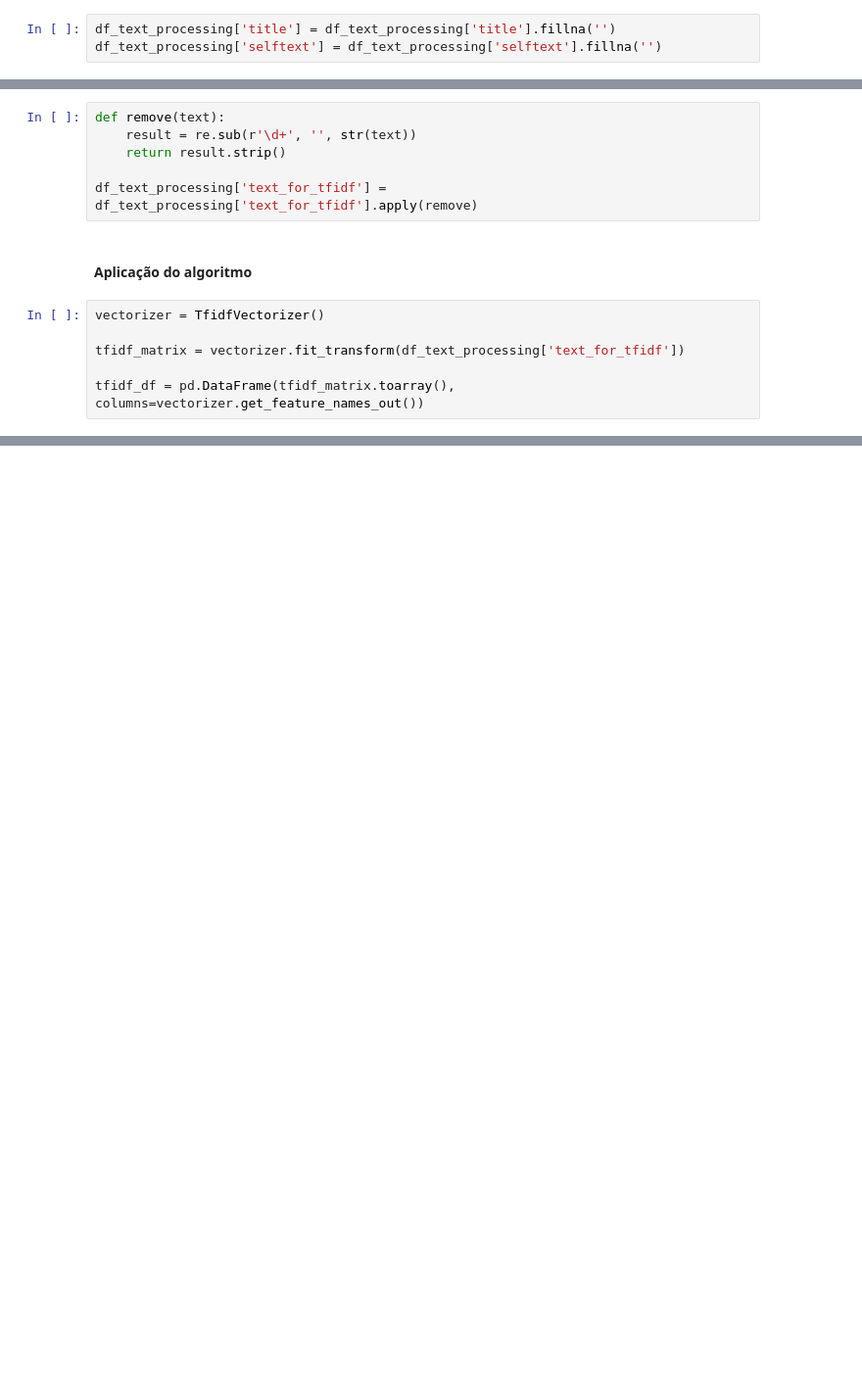
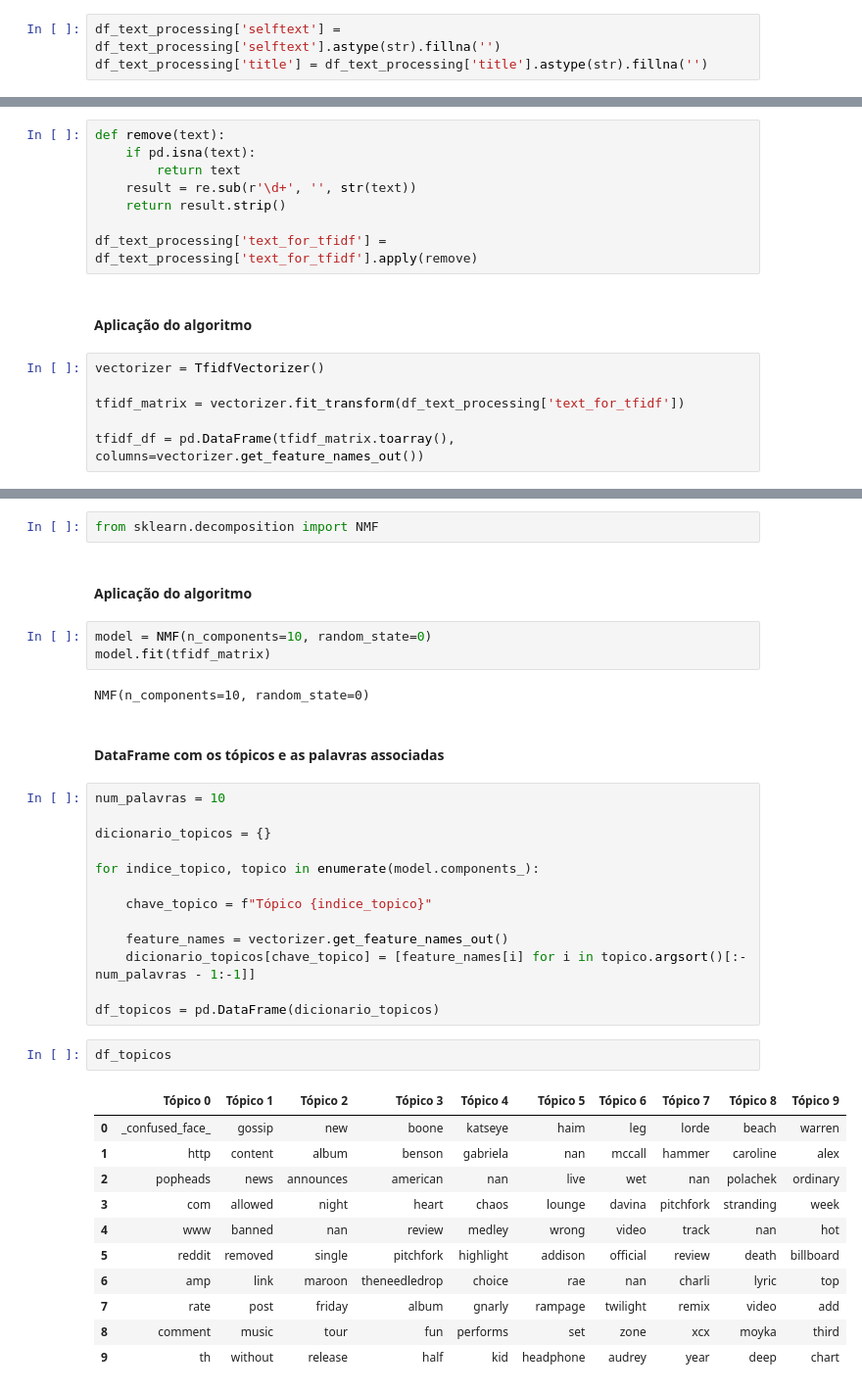
Before and after one commit to Isabelle-Matos/Mineracao_Redes, a Jupyter notebook: trabalho3/reddit.ipynb, the cells around one changed output, grey strips where cells are left out. Shown at 98% size. Cells and saved outputs as stored; diff of their text form; blank space fills up the shorter version.

Commit message:
implementa modelagem de topicos - NMF

```diff
--- a/trabalho3/reddit.ipynb
+++ b/trabalho3/reddit.ipynb
@@ -124,8 +124,8 @@ df['selftext'] = df['selftext'].str.lower()
 
 df_text_processing = df[['id_post', 'title', 'selftext']].copy()
 # %%
-df_text_processing['title'] = df_text_processing['title'].fillna('')
-df_text_processing['selftext'] = df_text_processing['selftext'].fillna('')
+df_text_processing['selftext'] = df_text_processing['selftext'].astype(str).fillna('')
+df_text_processing['title'] = df_text_processing['title'].astype(str).fillna('')
 # %% [markdown]
 #### Conversão de emojis
 # %%
@@ -206,6 +206,8 @@ df_text_processing['text_for_tfidf'] = df_text_processing['combined_lemmas'].app
 #### Removendo números após a junção dos textos
 # %%
 def remove(text):
+    if pd.isna(text):
+        return text
     result = re.sub(r'\d+', '', str(text))
     return result.strip()
 
@@ -508,0 +247,38 @@ Name: count, dtype: int64
+# %%
+from sklearn.decomposition import NMF
+# %% [markdown]
+#### Aplicação do algoritmo
+# %%
+model = NMF(n_components=10, random_state=0)
+model.fit(tfidf_matrix)
+# %% [output]
+NMF(n_components=10, random_state=0)
+# %% [markdown]
+#### DataFrame com os tópicos e as palavras associadas
+# %%
+num_palavras = 10
+
+dicionario_topicos = {}
+
+for indice_topico, topico in enumerate(model.components_):
+
+    chave_topico = f"Tópico {indice_topico}"
+
+    feature_names = vectorizer.get_feature_names_out()
+    dicionario_topicos[chave_topico] = [feature_names[i] for i in topico.argsort()[:-num_palavras - 1:-1]]
+
+df_topicos = pd.DataFrame(dicionario_topicos)
+# %%
+df_topicos
+# %% [output]
+|  | Tópico 0 | Tópico 1 | Tópico 2 | Tópico 3 | Tópico 4 | Tópico 5 | Tópico 6 | Tópico 7 | Tópico 8 | Tópico 9 |
+| 0 | _confused_face_ | gossip | new | boone | katseye | haim | leg | lorde | beach | warren |
+| 1 | http | content | album | benson | gabriela | nan | mccall | hammer | caroline | alex |
+| 2 | popheads | news | announces | american | nan | live | wet | nan | polachek | ordinary |
+| 3 | com | allowed | night | heart | chaos | lounge | davina | pitchfork | stranding | week |
+| 4 | www | banned | nan | review | medley | wrong | video | track | nan | hot |
+| 5 | reddit | removed | single | pitchfork | highlight | addison | official | review | death | billboard |
+| 6 | amp | link | maroon | theneedledrop | choice | rae | nan | charli | lyric | top |
+| 7 | rate | post | friday | album | gnarly | rampage | twilight | remix | video | add |
+| 8 | comment | music | tour | fun | performs | set | zone | xcx | moyka | third |
+| 9 | th | without | release | half | kid | headphone | audrey | year | deep | chart |
```
Also changed, not shown: parts of 44 cells of this notebook.
